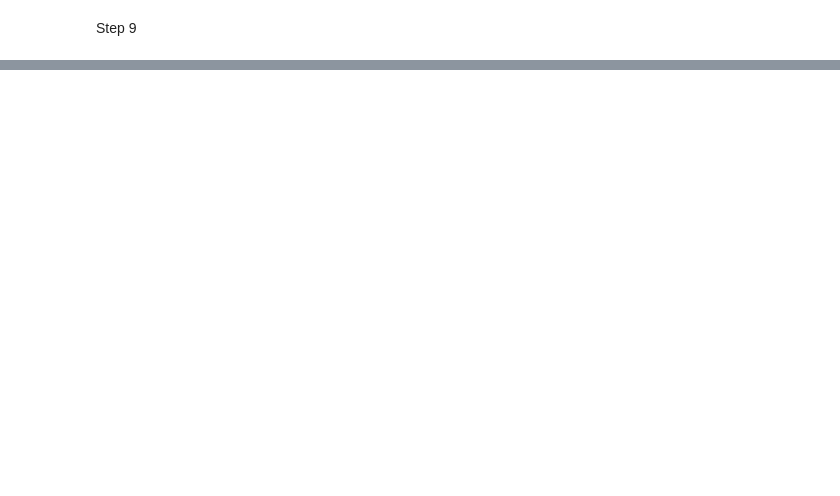
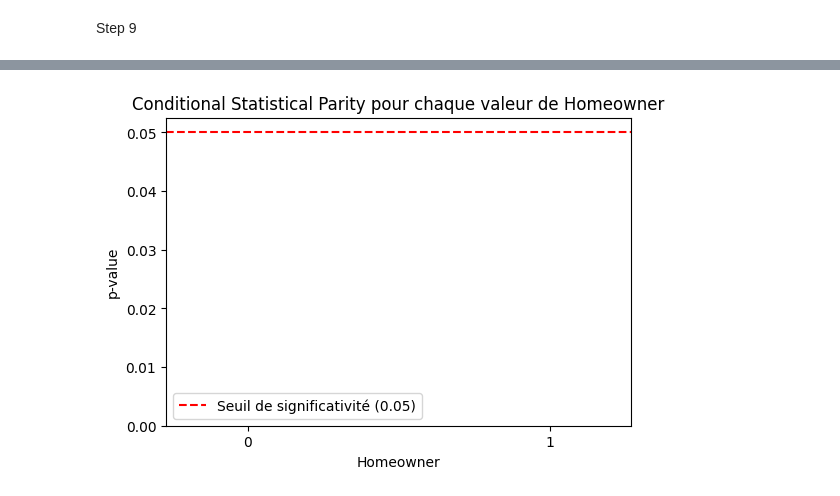
Before and after one commit to AdeStAff/credit_scoring, a Jupyter notebook: personal_notebooks/artus_test.ipynb, the cells around one changed output, grey strips where cells are left out. Drawn from its saved outputs; the diff is of its cells as text; code cells hidden in the pictures; blank space fills up the shorter version.

```diff
--- a/personal_notebooks/artus_test.ipynb
+++ b/personal_notebooks/artus_test.ipynb
@@ -551,0 +598,27 @@ plt.show()
+# %%
+import matplotlib.pyplot as plt
+
+# Convertir les p-values en DataFrame pour un affichage plus clair
+p_values_df = pd.DataFrame(p_values, columns=["Homeowner", "p-value"])
+
+plt.figure(figsize=(6, 4))
+plt.bar(p_values_df["Homeowner"], p_values_df["p-value"], width=0.4, color="blue")
+
+# Ajouter la ligne du seuil de significativité (0.05)
+plt.axhline(y=0.05, color="r", linestyle="--", label="Seuil de significativité (0.05)")
+
+# Paramétrer les axes
+plt.xticks(
+    [0, 1], ["0", "1"]
+)  # S'assurer que les étiquettes sont bien placées à 0 et 1
+plt.xlabel("Homeowner")
+plt.ylabel("p-value")
+plt.title("Conditional Statistical Parity pour chaque valeur de Homeowner")
+
+# Ajouter une légende
+plt.legend()
+
+# Afficher le graphique
+plt.show()
+# %% [output]
+[figure, added]
```
Also changed, not shown: parts of 11 cells of this notebook.
